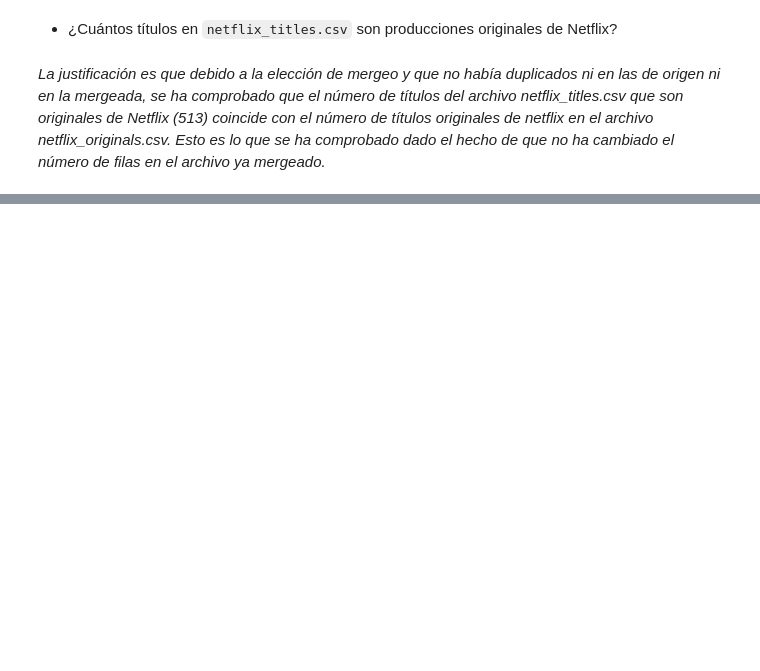
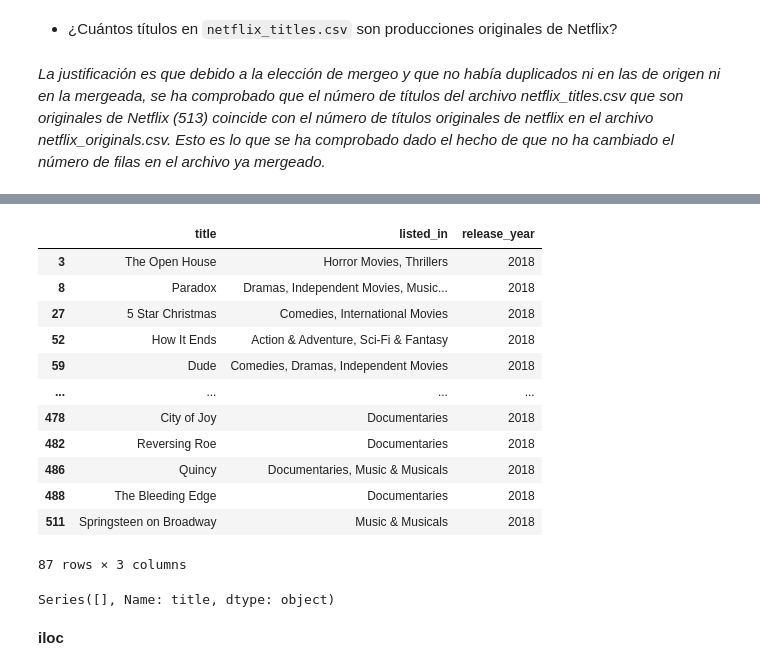
Before and after one commit to jgilsu11/laboratorio-modulo2-leccion02-eda-union, a Jupyter notebook: laboratorio-modulo2-leccion02-eda-union.ipynb, the cells around one changed output, grey strips where cells are left out. Cells and saved outputs as stored; diff of their text form; code cells hidden in the pictures; blank space fills up the shorter version.

```diff
--- a/laboratorio-modulo2-leccion02-eda-union.ipynb
+++ b/laboratorio-modulo2-leccion02-eda-union.ipynb
@@ -739,0 +820,18 @@ dtype: float64
+# %%
+filtro= netflix_concat["release_year"] == 2018
+# %%
+netflix_concat.loc[filtro, ["title", "listed_in", "release_year"]]
+# %% [output]
+|  | title | listed_in | release_year |
+| 3 | The Open House | Horror Movies, Thrillers | 2018 |
+| 8 | Paradox | Dramas, Independent Movies, Music... | 2018 |
+| 27 | 5 Star Christmas | Comedies, International Movies | 2018 |
+| 52 | How It Ends | Action & Adventure, Sci-Fi & Fantasy | 2018 |
+| 59 | Dude | Comedies, Dramas, Independent Movies | 2018 |
+| ... | ... | ... | ... |
+| 478 | City of Joy | Documentaries | 2018 |
+| 482 | Reversing Roe | Documentaries | 2018 |
+| 486 | Quincy | Documentaries, Music & Musicals | 2018 |
+| 488 | The Bleeding Edge | Documentaries | 2018 |
+| 511 | Springsteen on Broadway | Music & Musicals | 2018 |
+87 rows × 3 columns
@@ -739,0 +840,6 @@ dtype: float64
+# %%
+netflix_concat.loc[filtro, "title"]
+# %% [output]
+Series([], Name: title, dtype: object)
+# %% [markdown]
+**iloc**
```
Also changed, not shown: parts of 25 cells of this notebook, 1 other file.
